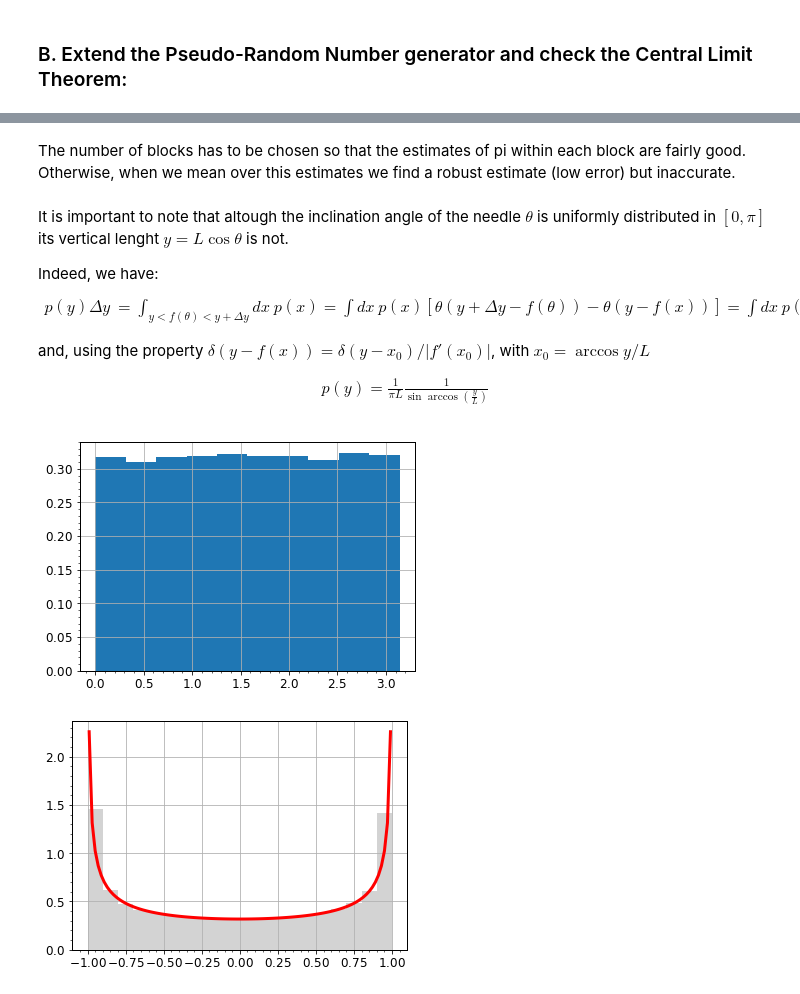
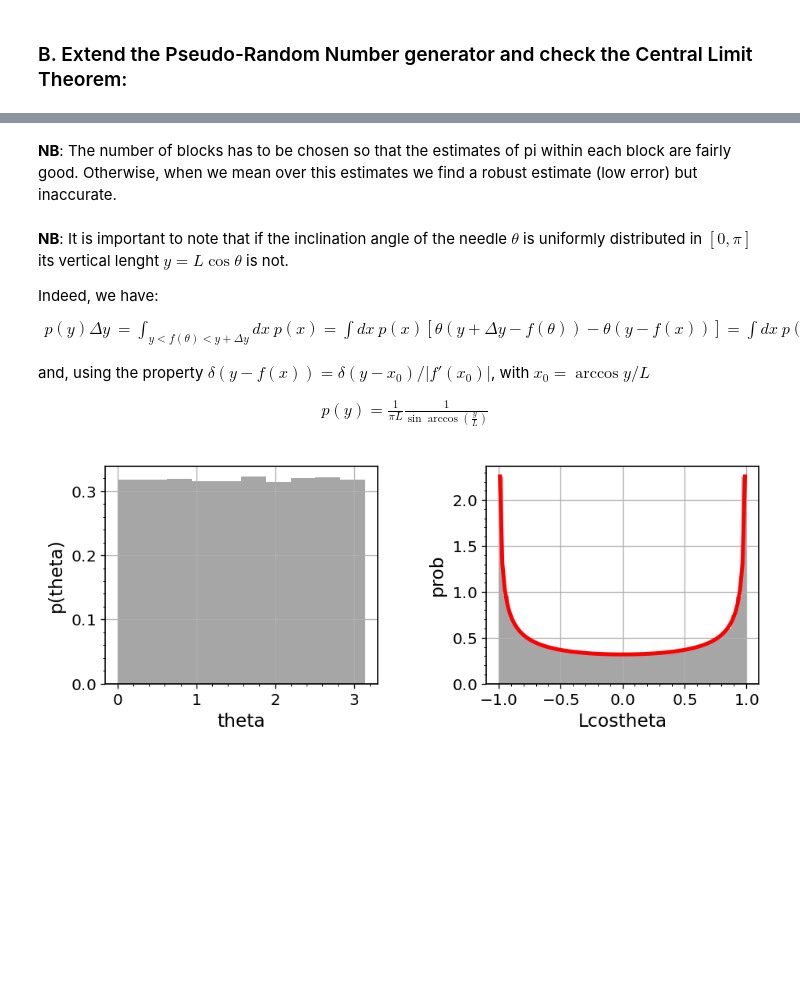
Before and after one commit to Mattia-Corigliano/NSLaboratory, a Jupyter notebook: Exercise_01/Notebook_01.ipynb, the cells around one changed output, grey strips where cells are left out. Drawn from its saved outputs; the diff is of its cells as text; code cells hidden in the pictures; blank space fills up the shorter version.

```diff
--- a/Exercise_01/Notebook_01.ipynb
+++ b/Exercise_01/Notebook_01.ipynb
@@ -151,10 +161,10 @@ data5 = np.loadtxt("data/output5.txt").T
 
 plt.figure(figsize=(4, 3), dpi=120)
 plt.suptitle('C. Estimate of pi via Buffon Experiment', size=12)
-plt.errorbar(data5[0],data5[1],yerr=data5[2], color = 'black', ecolor = 'grey')
-plt.xlabel('#throws')
-plt.ylabel('estimated pi')
+mpl.rcParams['figure.subplot.top'] = 0.9
+plt.errorbar(data5[0]/data5[0][0],data5[1]-np.pi,yerr=data5[2], color = 'black', ecolor = 'grey')
+plt.xlabel('# blocks of {} points'.format(int(data5[0][0])))
+plt.ylabel('estimated pi- $\pi$')
 plt.semilogx()
-plt.grid(True)
 plt.show()
 # %% [output]
@@ -162,8 +172,8 @@ plt.show()
 # %% [markdown]
-The number of blocks has to be chosen so that the estimates of pi within each block are fairly good.
+**NB**: The number of blocks has to be chosen so that the estimates of pi within each block are fairly good.
 Otherwise, when we mean over this estimates we find a robust estimate (low error) but inaccurate.
 # %% [markdown]
-It is important to note that altough the inclination angle of the needle $\theta$ is uniformly distributed in $[0, \pi]$ its vertical lenght $y = L\cos \theta$ is not.
+**NB**: It is important to note that  if the inclination angle of the needle $\theta$ is uniformly distributed in $[0, \pi]$ its vertical lenght $y = L\cos \theta$ is not.
 
 Indeed, we have: \begin{align*}
 p(y) \Delta y &= \int_{y < f(\theta) < y + \Delta y} dx \ p(x) = \int dx \ p(x) \left[ \theta(y+\Delta y-f(\theta))-\theta(y-f(x)) \right] = \int dx \ p(x) \delta(y-f(x)) \Delta y
@@ -174,15 +184,23 @@ and, using the property $\delta(y-f(x)) = \delta(y-x_0)/|f'(x_0)|$, with $x_0 =
 \begin{align*} p(y)= \frac{1}{\pi L} \frac{1}{\sin{\arccos(\frac{y}{L})}}\end{align*}
 # %%
 # It is important to note that theta uniform in 0, pi doesn't imply Lcostheta uniform in -L L
+
+plt.figure(figsize=(9, 3), dpi=120)
+mpl.rcParams['figure.subplot.top'] = 0.9
 
 theta = np.random.uniform(0., np.pi, 100000)
 x = np.linspace(-0.99, 0.99, num = 101)
 L =np.cos(theta)
-plt.hist(theta, density=True)
-plt.show()
-plt.hist(L,bins = 20, density=True, color = "lightgrey")
+
+plt.subplot(1, 2, 1);
+plt.hist(theta, density=True, color='black', alpha=0.35)
+plt.xlabel('theta')
+plt.ylabel("p(theta)")
+plt.subplot(1, 2, 2);
+plt.hist(L,bins = 50, density=True, color = 'black', alpha=0.35)
+plt.xlabel("Lcostheta")
+plt.ylabel("prob")
 plt.plot(x, 1/(np.pi*1.)*1./np.sin(np.arccos(x)), "r-", lw =3 )
 plt.show()
 # %% [output]
-[figure, old version]
+[figure, new version]
-[figure, removed]
```
Also changed, not shown: parts of 7 cells of this notebook, 28 other files.
